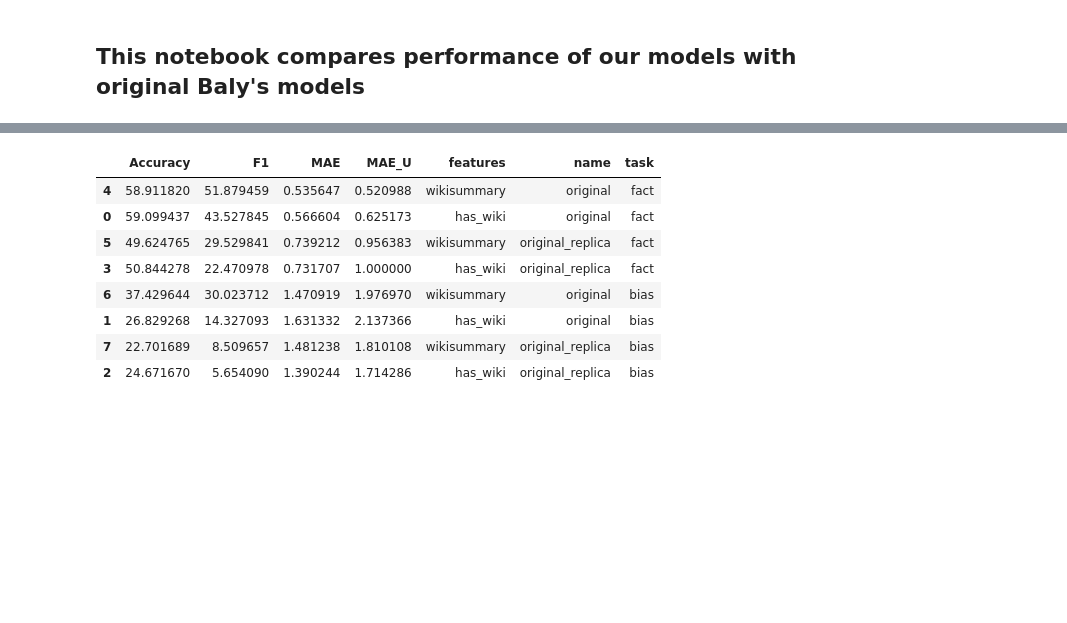
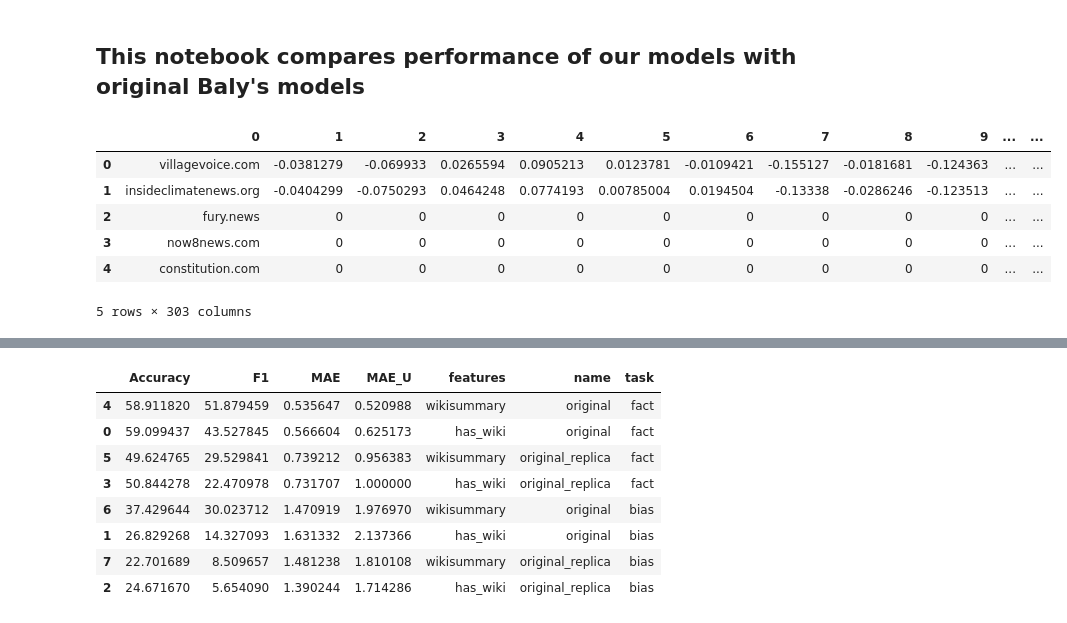
Before and after one commit to gauravkdesai/w266-final-project-OOV-fake-bias-detection, a Jupyter notebook: original_work/results_comparisons.ipynb, the cells around one changed output, grey strips where cells are left out. Cells and saved outputs as stored; diff of their text form; code cells hidden in the pictures; blank space fills up the shorter version.

```diff
--- a/original_work/results_comparisons.ipynb
+++ b/original_work/results_comparisons.ipynb
@@ -15,3 +16,21 @@ model1_feature_location = '''features/mimic_model_original.h5/'''
 model2_feature_location = '''features/mimic_model_complex.h5/'''
 model3_feature_location = '''features/mimic_model_complex_attention.h5/'''
 model4_feature_location = '''features/mimic_model_complex_attention_cosine_loss.h5/'''
+# %%
+model_origin=np.load(news_media_feature_location+'wikisummary.npy')
+df_origin = pd.DataFrame(model_origin)
+model_new=np.load(model1_feature_location+'wikisummary.npy')
+df_new = pd.DataFrame(model_new)
+# %%
+#df_origin[~df_origin.isin(df_new)].dropna()
+#[url for url in list(df_origin[0]) if url not in list(df_new[0])]
+df_origin[df_origin[0]=='villagevoice.com']
+df_origin.head()
+# %% [output]
+|  | 0 | 1 | 2 | 3 | 4 | 5 | 6 | 7 | 8 | 9 | ... | ... |
+| 0 | villagevoice.com | -0.0381279 | -0.069933 | 0.0265594 | 0.0905213 | 0.0123781 | -0.0109421 | -0.155127 | -0.0181681 | -0.124363 | ... | ... |
+| 1 | insideclimatenews.org | -0.0404299 | -0.0750293 | 0.0464248 | 0.0774193 | 0.00785004 | 0.0194504 | -0.13338 | -0.0286246 | -0.123513 | ... | ... |
+| 2 | fury.news | 0 | 0 | 0 | 0 | 0 | 0 | 0 | 0 | 0 | ... | ... |
+| 3 | now8news.com | 0 | 0 | 0 | 0 | 0 | 0 | 0 | 0 | 0 | ... | ... |
+| 4 | constitution.com | 0 | 0 | 0 | 0 | 0 | 0 | 0 | 0 | 0 | ... | ... |
+5 rows × 303 columns
```
Also changed, not shown: parts of 5 cells of this notebook, 33 other files.
